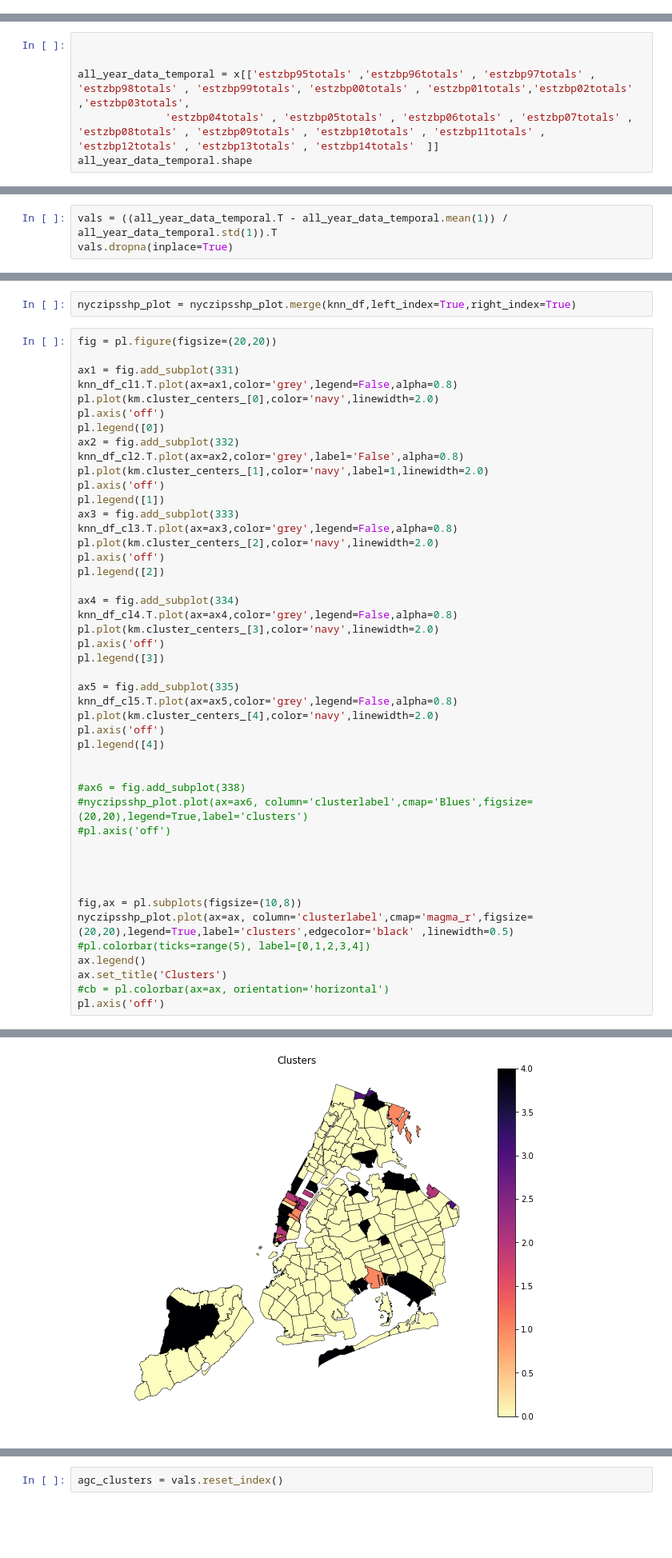
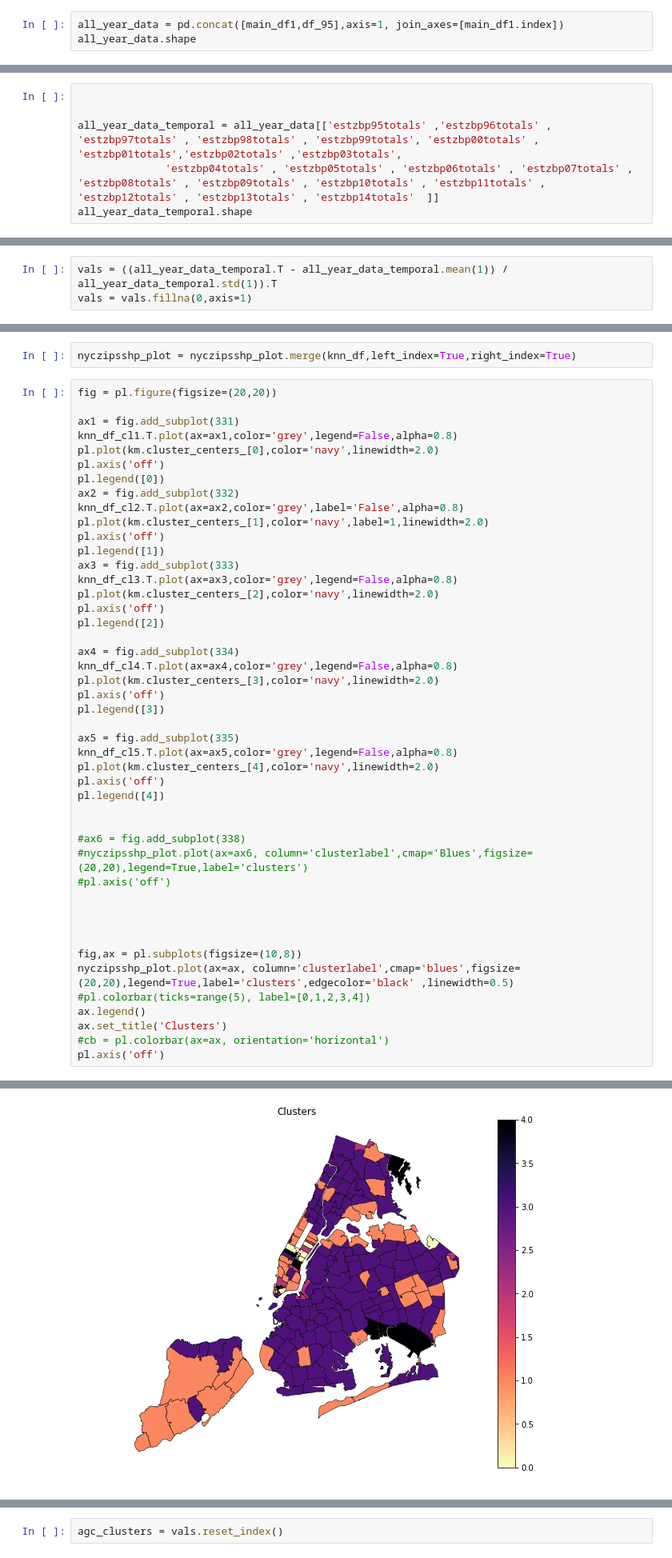
Before and after one commit to vvt221/PUI2018_vvt221, a Jupyter notebook: HW12_vvt221/Assignment1_vvt221.ipynb, the cells around one changed output, grey strips where cells are left out. Shown at 80% size. Cells and saved outputs as stored; diff of their text form; blank space fills up the shorter version.

```diff
--- a/HW12_vvt221/Assignment1_vvt221.ipynb
+++ b/HW12_vvt221/Assignment1_vvt221.ipynb
@@ -164,0 +162,3 @@ all_year_data.dropna(inplace=True)
+# %%
+all_year_data = pd.concat([main_df1,df_95],axis=1, join_axes=[main_df1.index])
+all_year_data.shape
@@ -165,7 +178,7 @@ all_year_data.dropna(inplace=True)
 # %%
 
 
-all_year_data_temporal = x[['estzbp95totals' ,'estzbp96totals' , 'estzbp97totals' , 'estzbp98totals' , 'estzbp99totals', 'estzbp00totals' , 'estzbp01totals','estzbp02totals' ,'estzbp03totals',
+all_year_data_temporal = all_year_data[['estzbp95totals' ,'estzbp96totals' , 'estzbp97totals' , 'estzbp98totals' , 'estzbp99totals', 'estzbp00totals' , 'estzbp01totals','estzbp02totals' ,'estzbp03totals',
               'estzbp04totals' , 'estzbp05totals' , 'estzbp06totals' , 'estzbp07totals' , 'estzbp08totals' , 'estzbp09totals' , 'estzbp10totals' , 'estzbp11totals' , 'estzbp12totals' , 'estzbp13totals' , 'estzbp14totals'  ]]
 all_year_data_temporal.shape
 # %% [output]
@@ -173,6 +186,6 @@ all_year_data_temporal.shape
 # %%
 vals = ((all_year_data_temporal.T - all_year_data_temporal.mean(1)) / all_year_data_temporal.std(1)).T
-vals.dropna(inplace=True)
+vals = vals.fillna(0,axis=1)
 # %%
 vals.mean(axis=1)
 vals.mean(axis=1).shape
@@ -271,7 +284,7 @@ pl.legend([4])
 
 
 fig,ax = pl.subplots(figsize=(10,8))
-nyczipsshp_plot.plot(ax=ax, column='clusterlabel',cmap='magma_r',figsize=(20,20),legend=True,label='clusters',edgecolor='black' ,linewidth=0.5)
+nyczipsshp_plot.plot(ax=ax, column='clusterlabel',cmap='blues',figsize=(20,20),legend=True,label='clusters',edgecolor='black' ,linewidth=0.5)
 #pl.colorbar(ticks=range(5), label=[0,1,2,3,4])
 ax.legend()
 ax.set_title('Clusters')
@@ -286,4 +299,4 @@ pl.axis('off')
-[figure, old version]
+[figure, new version]
 # %% [markdown]
 #### Figure 1: Plot identifying the time series clusters and the corresponding clusters onto the zipcodes of New York City
 # %%
```
Also changed, not shown: parts of 9 cells of this notebook, 1 other file.
